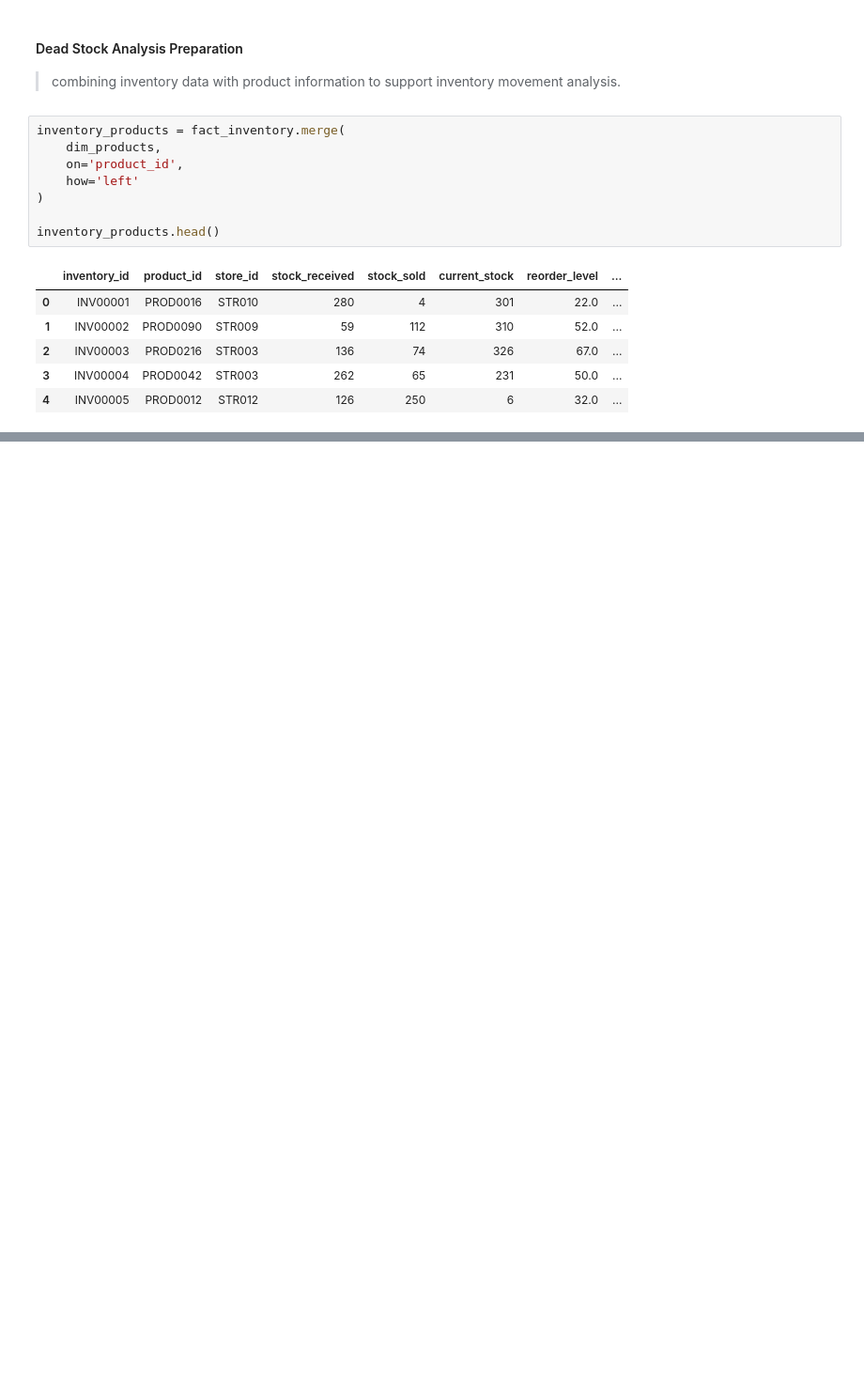
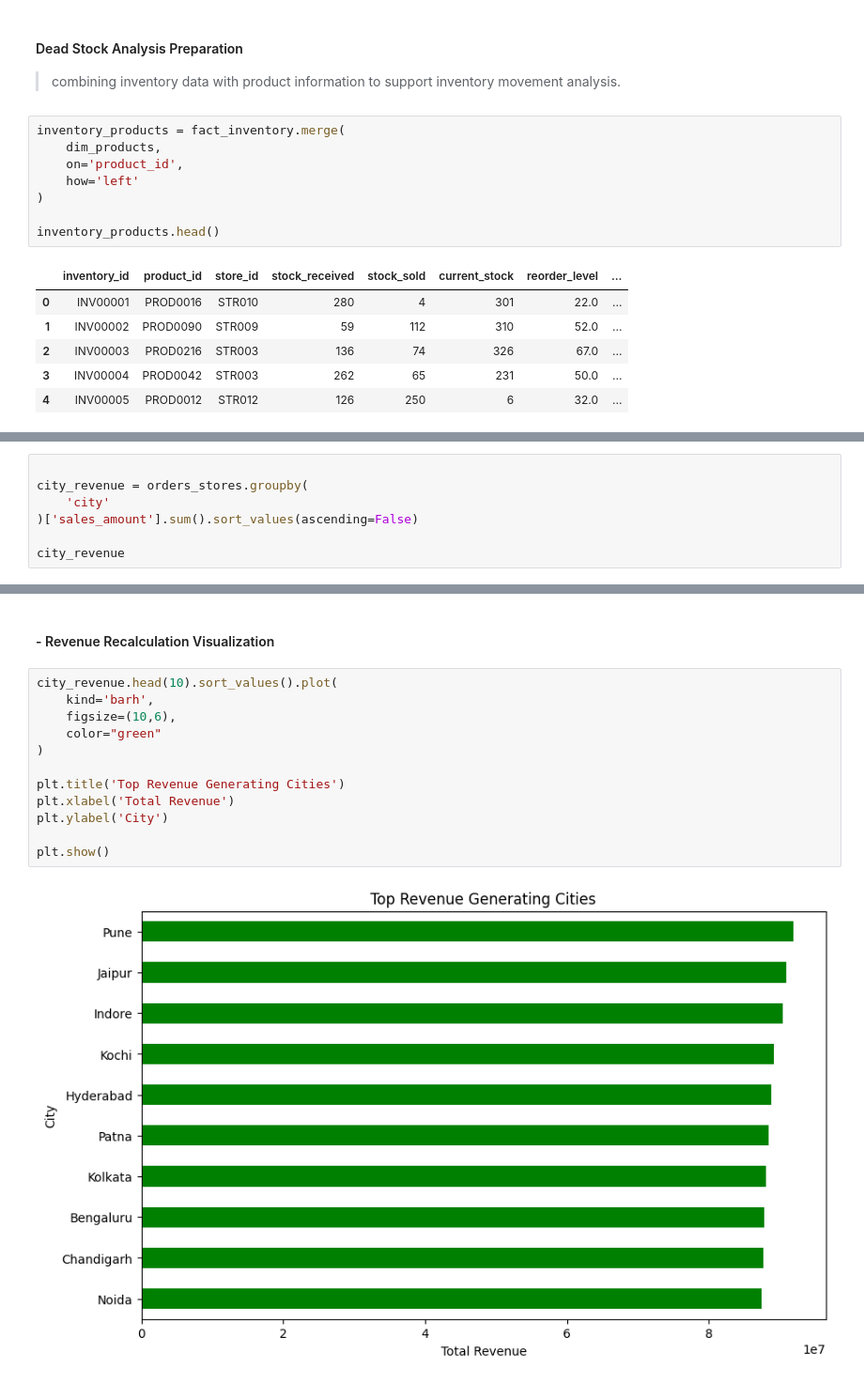
Before and after one commit to utkarshdhangar5/retail-sales-inventory-analytics, a Jupyter notebook: notebooks/ExploratoryDataAnalysis.ipynb, the cells around one changed output, grey strips where cells are left out. Shown at 94% size. Drawn from its saved outputs; the diff is of its cells as text; blank space fills up the shorter version.

```diff
--- a/notebooks/ExploratoryDataAnalysis.ipynb
+++ b/notebooks/ExploratoryDataAnalysis.ipynb
@@ -871,0 +950,7 @@ inventory_products.head()
+# %%
+
+city_revenue = orders_stores.groupby(
+    'city'
+)['sales_amount'].sum().sort_values(ascending=False)
+
+city_revenue
@@ -871,0 +1001,16 @@ inventory_products.head()
+# %% [markdown]
+#### - Revenue Recalculation Visualization
+# %%
+city_revenue.head(10).sort_values().plot(
+    kind='barh',
+    figsize=(10,6),
+    color="green"
+)
+
+plt.title('Top Revenue Generating Cities')
+plt.xlabel('Total Revenue')
+plt.ylabel('City')
+
+plt.show()
+# %% [output]
+[figure, added]
```
Also changed, not shown: parts of 11 cells of this notebook.
